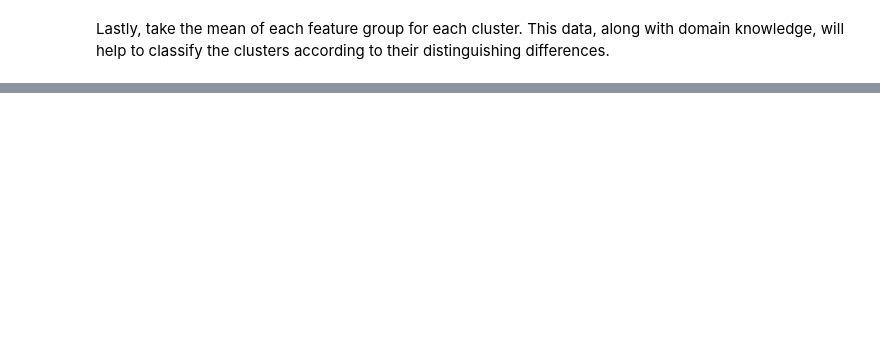
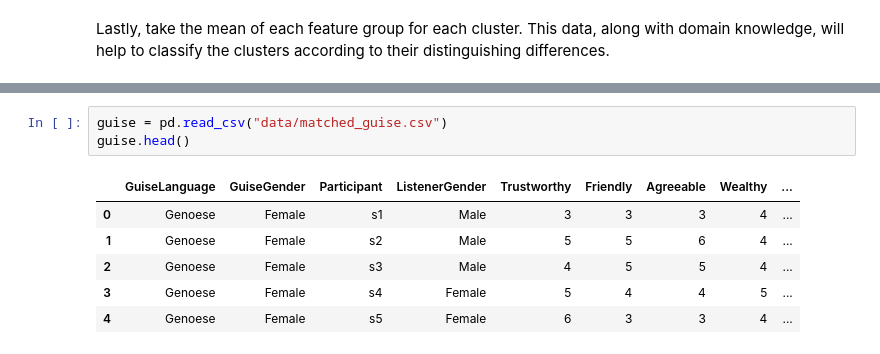
Before and after one commit to anniehelms/machine_learning_for_linguistics, a Jupyter notebook: tutorial.ipynb, the cells around one changed output, grey strips where cells are left out. Drawn from its saved outputs; the diff is of its cells as text; blank space fills up the shorter version.

```diff
--- a/tutorial.ipynb
+++ b/tutorial.ipynb
@@ -169,0 +215,10 @@ varimax rotation?
+# %%
+guise = pd.read_csv("data/matched_guise.csv")
+guise.head()
+# %% [output]
+|  | GuiseLanguage | GuiseGender | Participant | ListenerGender | Trustworthy | Friendly | Agreeable | Wealthy | ... |
+| 0 | Genoese | Female | s1 | Male | 3 | 3 | 3 | 4 | ... |
+| 1 | Genoese | Female | s2 | Male | 5 | 5 | 6 | 4 | ... |
+| 2 | Genoese | Female | s3 | Male | 4 | 5 | 5 | 4 | ... |
+| 3 | Genoese | Female | s4 | Female | 5 | 4 | 4 | 5 | ... |
+| 4 | Genoese | Female | s5 | Female | 6 | 3 | 3 | 4 | ... |
```
Also changed, not shown: parts of 49 cells of this notebook, 1 other file.
